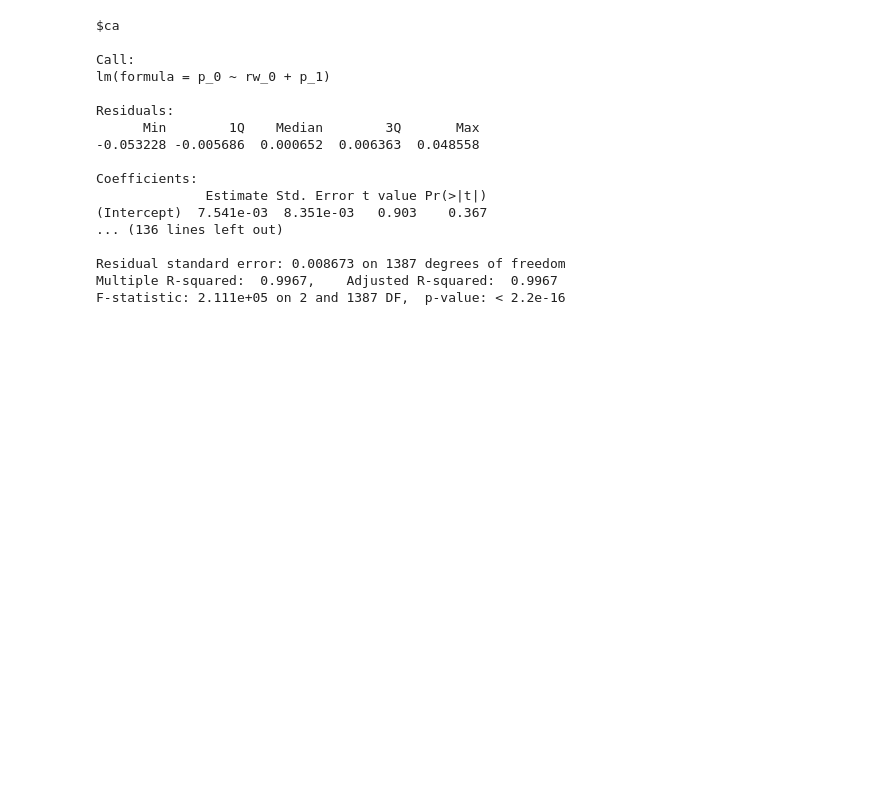
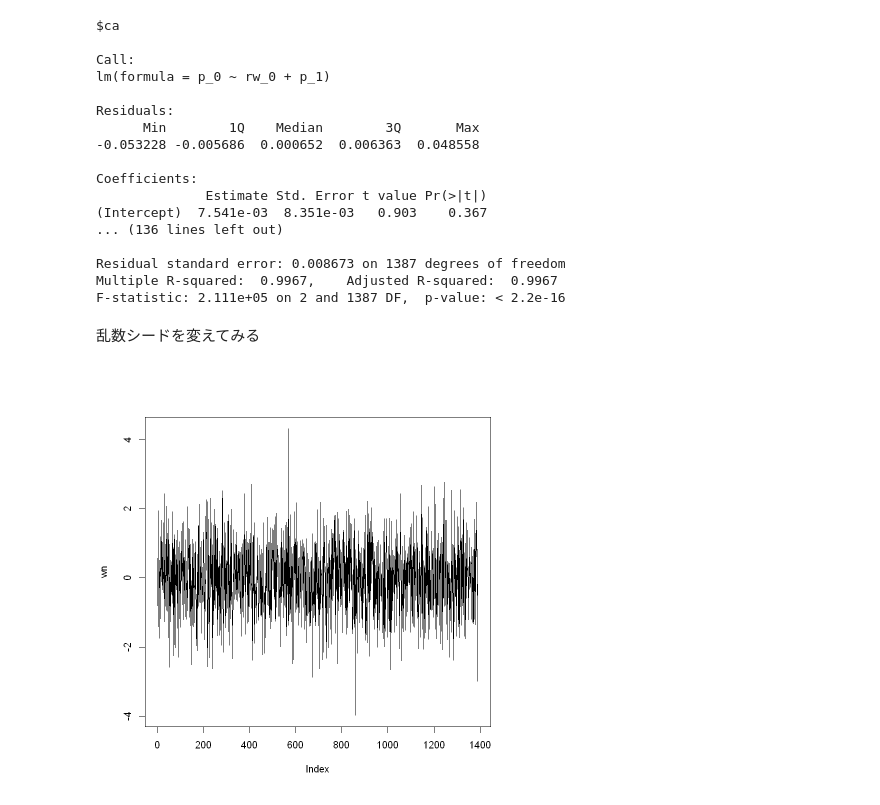
Before and after one commit to Myxogastria/test_public, a Jupyter notebook: 6_4.ipynb, the cells around one changed output. Saved outputs shown, nothing was run; the diff lists cells and outputs as text; code cells hidden in the pictures; blank space fills up the shorter version.

```diff
--- a/6_4.ipynb
+++ b/6_4.ipynb
@@ -278,3 +284,11 @@ Coefficients:
 Residual standard error: 0.008673 on 1387 degrees of freedom
 Multiple R-squared:  0.9967,    Adjusted R-squared:  0.9967
 F-statistic: 2.111e+05 on 2 and 1387 DF,  p-value: < 2.2e-16
+# %% [markdown]
+乱数シードを変えてみる
+# %%
+set.seed(20210626)
+wn <- rnorm(n_data)
+plot(wn, type="l")
+# %% [output]
+[figure, added]
```
Also changed, not shown: parts of 21 cells of this notebook, 1 other file.
